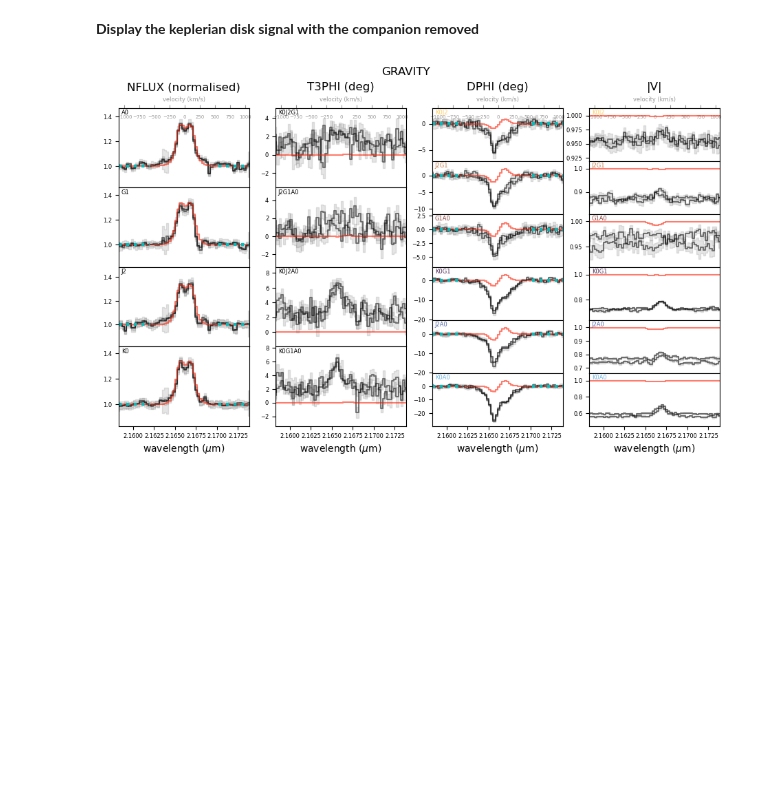
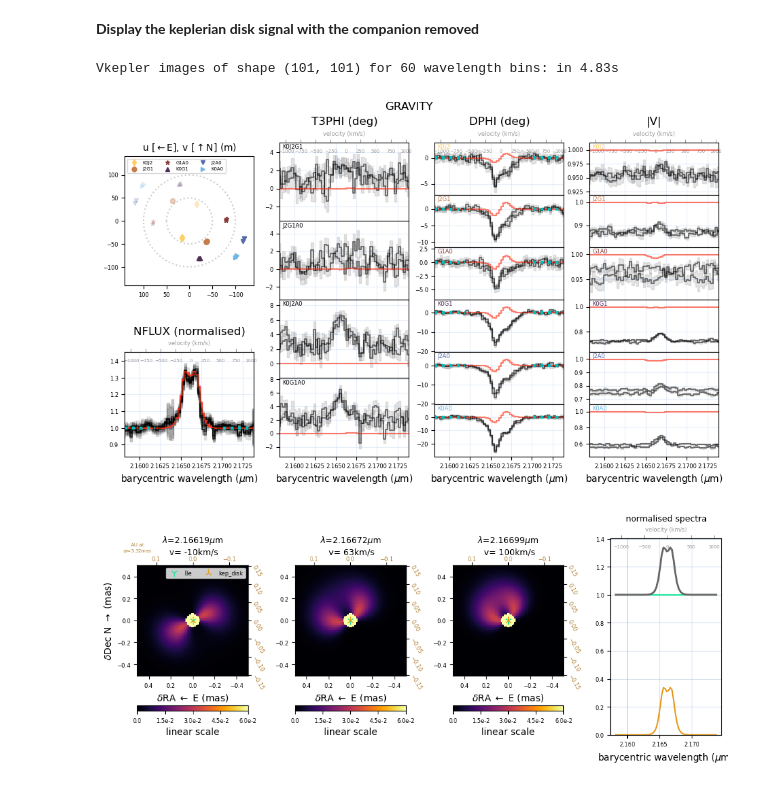
Before and after one commit to robert-klement/PMOIRED_tutorial_binary_fitting, a Jupyter notebook: binary_fitting_tutorial2.ipynb, the cells around one changed output. Saved outputs shown, nothing was run; the diff lists cells and outputs as text; code cells hidden in the pictures; blank space fills up the shorter version.

```diff
--- a/binary_fitting_tutorial2.ipynb
+++ b/binary_fitting_tutorial2.ipynb
@@ -149,7 +148,25 @@ oi.doFit(
 
 model_kep = oi.bestfit['best'].copy()
 
-oi.show(model=model_kep, spectro=True, showUV=False, imFov=5, vWl0=BrG, bckgGrid=False, fig=3)
+RV_Be = oi.bestfit['best']['RV_Be']
+barycorr = oi.data[0]['barycorr_km/s']
+print('\n Barycentric correction = {:.2f}'.format(barycorr))
+# imWl0 = [2.1661178*(1+(RV_Be+barycorr)/2.998e5), 2.1661178*(1+(RV_Be+50+barycorr)/2.998e5), 2.1661178*(1+(RV_Be+100+barycorr)/2.998e5)]
+imWl0 = [2.16619, 2.16672, 2.16699]
+
+oi.show(
+    model=model_kep,
+    imFov=3,
+    imWl0=[2.16619, 2.16672, 2.16699],
+    imPow=1.0,
+    imMax=0.06,
+    vWl0=2.1661178*(1 + (RV_Be + barycorr) / 2.998e5),
+    imPlx=1000 / 301,
+    showSED=True,
+    fig=0,
+    barycentric=True,
+    showUV=True,
+    )
 # %% [output]
 [dpfit] 9 FITTED parameters: ['EW_brg', 'FWHM_brg', 'Incl_disk', 'PA_disk', 'RV_Be', 'Vorb_SINI_Be', 'dDEC', 'dRA', 'f_pre-sd']
 [dpfit] epsfcn= 1e-08 ftol= 1e-05
@@ -175,15 +192,22 @@ Vkepler images of shape (101, 101) for 60 wavelength bins: in 2.96s
 # %%
 # -- Keplerian-only model (remove companion)
 model_kep_only = {k: v for k, v in model_kep.items() if not k.startswith('pre-sd,')}
 model_kep_only['Be,f'] = 1.0
 
 oi.show(
     model=model_kep_only,
-    spectro=True,
-    showUV=False,
-    vWl0=BrG,
-    bckgGrid=False,
-    fig=4,
-)
+    imFov=1,
+    imWl0=[2.16619, 2.16672, 2.16699],
+    imPow=1.0,
+    imMax=0.06,
+    vWl0=2.1661178*(1 + (RV_Be + barycorr) / 2.998e5),
+    imPlx=1000 / 301,
+    showSED=True,
+    fig=0,
+    barycentric=True,
+    showUV=True,
+    )
 # %% [output]
+Vkepler images of shape (101, 101) for 60 wavelength bins: in 4.83s
-[figure, old version]
+[figure, new version]
+[figure, added]
```
Also changed, not shown: parts of 2 cells of this notebook, 2 other files.
